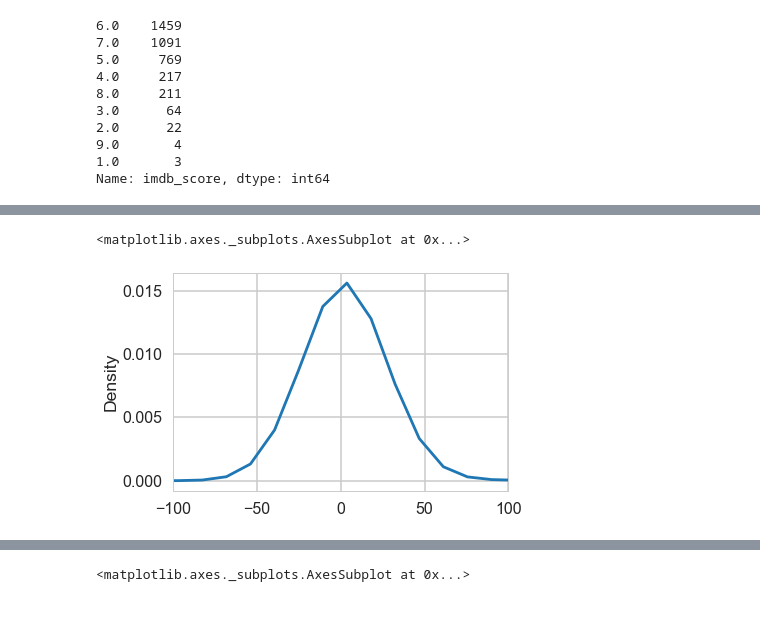
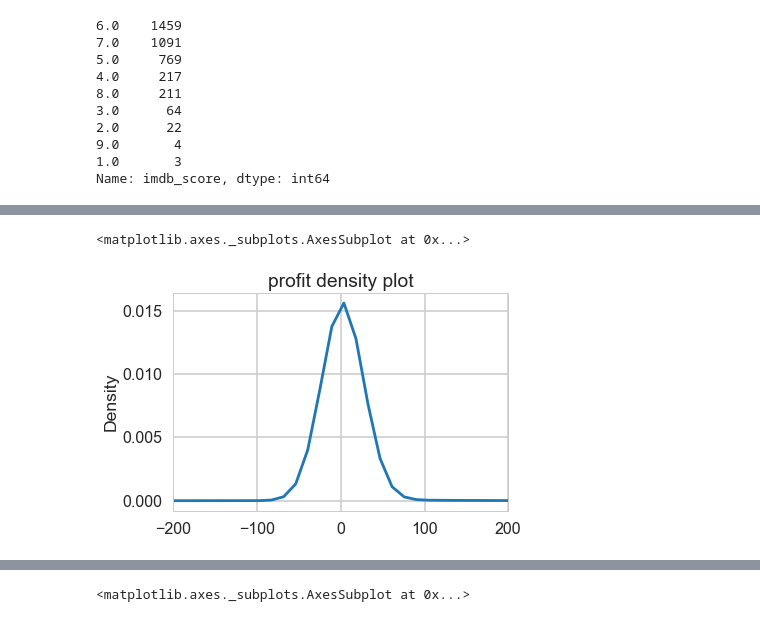
Before and after one commit to mrkulkarni1/data_projects, a Jupyter notebook: imdb_project/movie_classifier.ipynb, the cells around one changed output, grey strips where cells are left out. Drawn from its saved outputs; the diff is of its cells as text; code cells hidden in the pictures.

```diff
--- a/imdb_project/movie_classifier.ipynb
+++ b/imdb_project/movie_classifier.ipynb
@@ -80,5 +80,5 @@ titles.imdb_score.plot.kde()
 # %%
-titles.ratio.plot.kde(xlim=[-100,100])
+titles.ratio.plot.kde(xlim=[-200,200] , title='profit density plot')
 # %% [output]
 <matplotlib.axes._subplots.AxesSubplot at 0x...>
-[figure, old version]
+[figure, new version]
```
Also changed, not shown: parts of 44 cells of this notebook.
